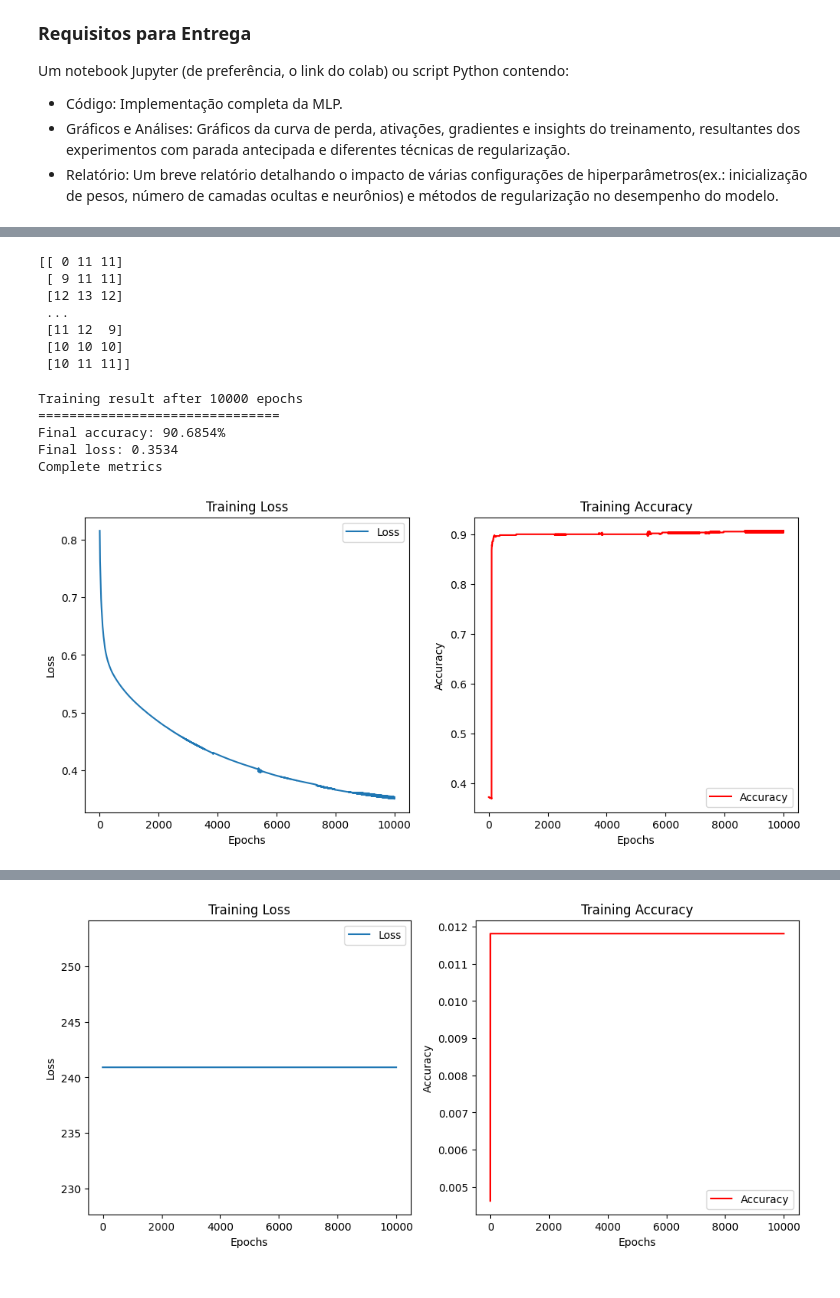
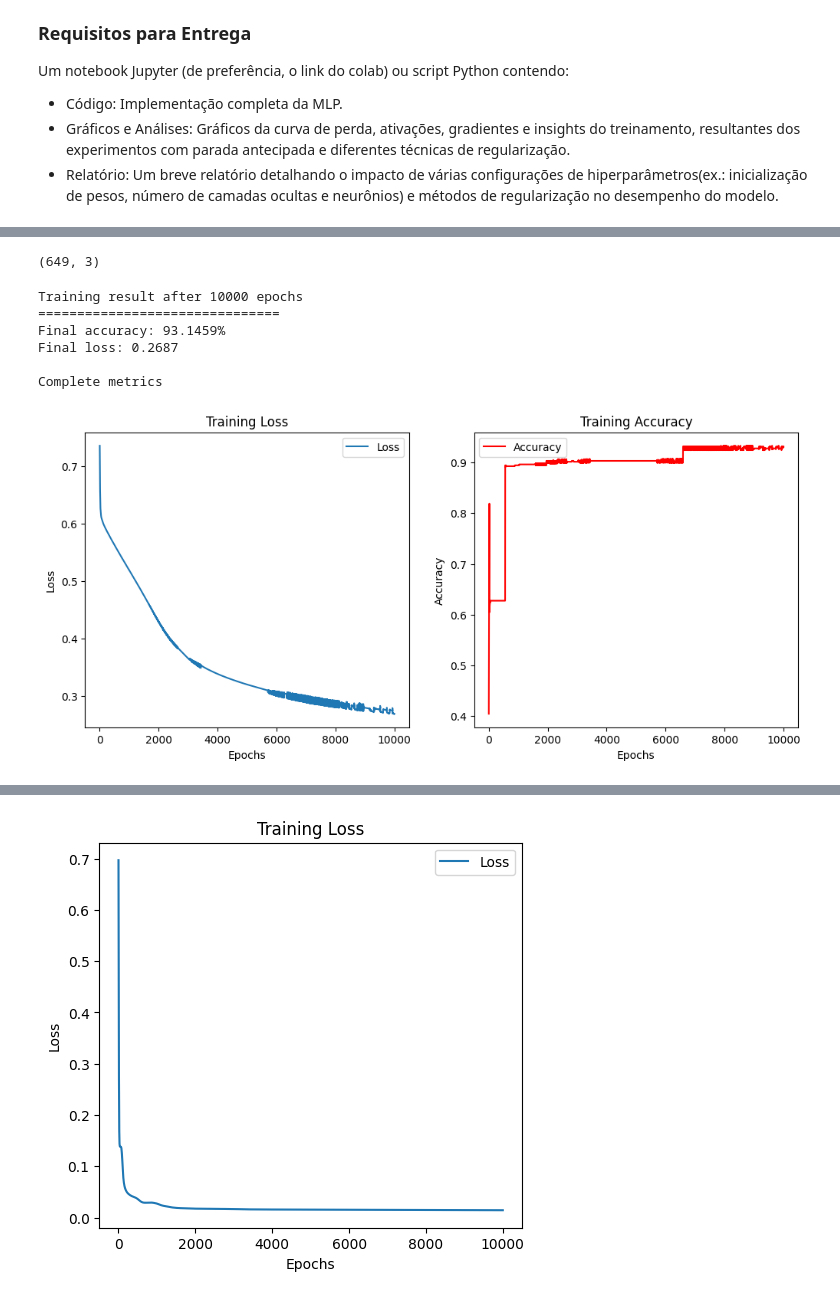
Before and after one commit to ricardobizerra/custom-mlp, a Jupyter notebook: mlp.ipynb, the cells around one changed output, grey strips where cells are left out. Drawn from its saved outputs; the diff is of its cells as text; code cells hidden in the pictures.

Commit message:
feat: adapt mlp for classification and regression tasks

```diff
--- a/mlp.ipynb
+++ b/mlp.ipynb
@@ -111,7 +111,7 @@ def binary_map(value):
 
 X_regression = np.vectorize(binary_map)(X_regression)
 
-normalize_indexes = {
+x_normalize_indexes = {
   2: (15, 22),
   6: (0, 4),
   7: (0, 4),
@@ -127,28 +127,32 @@ normalize_indexes = {
   25: (0, 93),
 }
 
-def normalize_by_index(value, index):
-  if index in normalize_indexes:
-    min_val, max_val = normalize_indexes[index]
+def normalize_by_index(value, index, normalize_dict):
+  if index in normalize_dict:
+    min_val, max_val = normalize_dict[index]
     return (int(value) - min_val) / (max_val - min_val)
   return value
 
 # Apply transformation
 X_regression = np.array([
-  [normalize_by_index(value, idx) for idx, value in enumerate(row)]
+  [normalize_by_index(value, idx, x_normalize_indexes) for idx, value in enumerate(row)]
   for row in X_regression
 ])
 
+y_normalize_indexes = {
+  0: (0, 20),
+  1: (0, 20),
+  2: (0, 20),
+}
+
 y_regression = student_performance.data.targets.values
-print(y_regression)
+y_regression = np.array([
+  [normalize_by_index(value, idx, y_normalize_indexes) for idx, value in enumerate(row)]
+  for row in y_regression
+])
+print(y_regression.shape)
 # %% [output]
-[[ 0 11 11]
- [ 9 11 11]
- [12 13 12]
- ...
- [11 12  9]
- [10 10 10]
- [10 11 11]]
+(649, 3)
 # %%
 # Funções de ativação
 
@@ -303,19 +333,20 @@ class MLP:
 # %%
 n_classes = y_classification.shape[1]
 
-mlp = MLP(hidden_layer_sizes=[20, 40, 5], activation="sigmoid", learning_rate=0.01, n_classes=n_classes)
+mlp = MLP(task="classification", hidden_layer_sizes=[20, 40, 10], activation="sigmoid", last_layer_activation="sigmoid", learning_rate=0.01, n_classes=n_classes)
 mlp.train(X_classification, y_classification, epochs=10000)
 # %% [output]
 Training result after 10000 epochs
 ===============================
-Final accuracy: 90.6854%
-Final loss: 0.3534
+Final accuracy: 93.1459%
+Final loss: 0.2687
+
 Complete metrics
-[figure, old version]
+[figure, new version]
 # %%
 n_classes = y_regression.shape[1]
 
-mlp = MLP(hidden_layer_sizes=[20, 40, 5], activation="relu", learning_rate=0.01, n_classes=n_classes)
+mlp = MLP(task="regression", hidden_layer_sizes=[10, 20, 10], activation="relu", last_layer_activation="sigmoid", learning_rate=0.01, n_classes=n_classes)
 mlp.train(X_regression, y_regression, epochs=10000)
 # %% [output]
 Training result after 10000 epochs
@@ -325,2 +356,2 @@ Final loss: 240.9093
 Complete metrics
-[figure, old version]
+[figure, new version]
```
Also changed, not shown: parts of 2 cells of this notebook.
